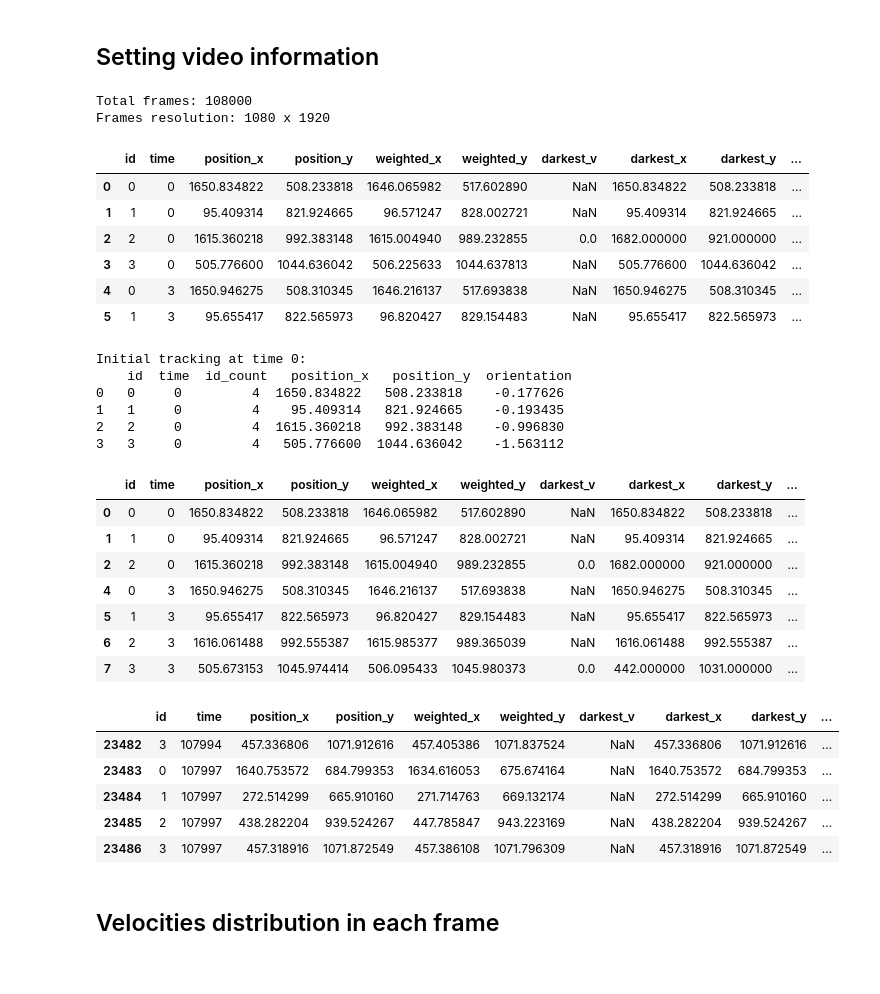
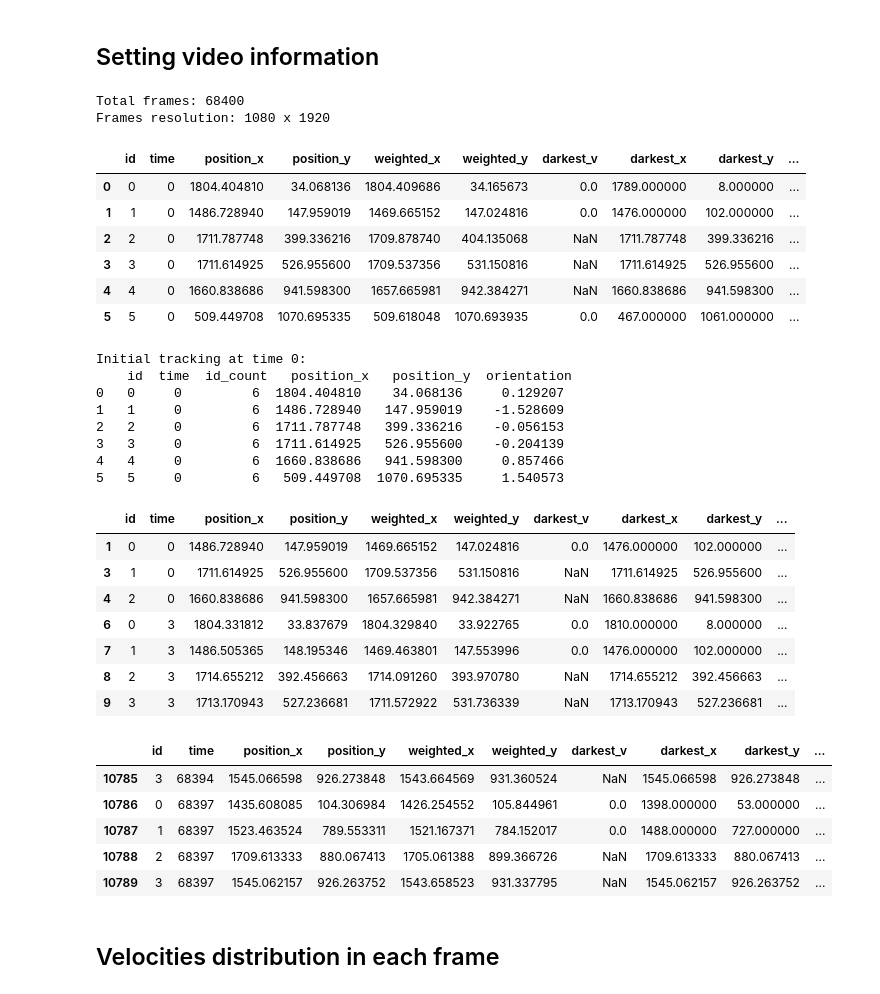
Before and after one commit to fsabrilb/High_Order_Interactions, a Jupyter notebook: tracking_videos/scripts/clustering_particles.ipynb, the cells around one changed output. Drawn from its saved outputs; the diff is of its cells as text; code cells hidden in the pictures.

```diff
--- a/tracking_videos/scripts/clustering_particles.ipynb
+++ b/tracking_videos/scripts/clustering_particles.ipynb
@@ -28,12 +28,12 @@ output_path = "../output_files"
 log_path = "../logs"
 input_generation_date = "2025-02-18"
 
-video_name = "3n_1m_2f_240216_2"
+video_name = "3n_2m_1f_230404_1"
 n_particles = int(video_name[0])
 save_figures = True
 save_tracking = True
 x_bounds = [0, 1080]
-y_bounds = [80, 1830]
+y_bounds = [50, 1870]
 x_zoom = [0, 1080]
 y_zoom = [0, 1920]
 # %% [markdown]
@@ -51,14 +51,14 @@ time = 0
 frame = reader.get_data(time)
 print("Frames resolution: {} x {}".format(frame.shape[0], frame.shape[1]))
 # %% [output]
-Total frames: 108000
+Total frames: 68400
 Frames resolution: 1080 x 1920
 # %%
 df_tracked = pd.concat([
     pd.read_csv("{}/tracked_{}_0.csv".format(output_path, video_name), low_memory=False),
     pd.read_csv("{}/tracked_{}_1.csv".format(output_path, video_name), low_memory=False),
-    pd.read_csv("{}/tracked_{}_2.csv".format(output_path, video_name), low_memory=False),
-    pd.read_csv("{}/tracked_{}_3.csv".format(output_path, video_name), low_memory=False)#,
+    pd.read_csv("{}/tracked_{}_2.csv".format(output_path, video_name), low_memory=False)#,
+    # pd.read_csv("{}/tracked_{}_3.csv".format(output_path, video_name), low_memory=False)#,
     # pd.read_csv("{}/tracked_{}_4.csv".format(output_path, video_name), low_memory=False),
     # pd.read_csv("{}/tracked_{}_5.csv".format(output_path, video_name), low_memory=False),
     # pd.read_csv("{}/tracked_{}_6.csv".format(output_path, video_name), low_memory=False),
@@ -72,60 +72,62 @@ if "coords_x" in df_tracked.columns:
 df_tracked.sort_values(["time", "id"]).head(2 * n_particles)
 # %% [output]
 |  | id | time | position_x | position_y | weighted_x | weighted_y | darkest_v | darkest_x | darkest_y | ... |
-| 0 | 0 | 0 | 1650.834822 | 508.233818 | 1646.065982 | 517.602890 | NaN | 1650.834822 | 508.233818 | ... |
-| 1 | 1 | 0 | 95.409314 | 821.924665 | 96.571247 | 828.002721 | NaN | 95.409314 | 821.924665 | ... |
-| 2 | 2 | 0 | 1615.360218 | 992.383148 | 1615.004940 | 989.232855 | 0.0 | 1682.000000 | 921.000000 | ... |
-| 3 | 3 | 0 | 505.776600 | 1044.636042 | 506.225633 | 1044.637813 | NaN | 505.776600 | 1044.636042 | ... |
-| 4 | 0 | 3 | 1650.946275 | 508.310345 | 1646.216137 | 517.693838 | NaN | 1650.946275 | 508.310345 | ... |
-| 5 | 1 | 3 | 95.655417 | 822.565973 | 96.820427 | 829.154483 | NaN | 95.655417 | 822.565973 | ... |
+| 0 | 0 | 0 | 1804.404810 | 34.068136 | 1804.409686 | 34.165673 | 0.0 | 1789.000000 | 8.000000 | ... |
+| 1 | 1 | 0 | 1486.728940 | 147.959019 | 1469.665152 | 147.024816 | 0.0 | 1476.000000 | 102.000000 | ... |
+| 2 | 2 | 0 | 1711.787748 | 399.336216 | 1709.878740 | 404.135068 | NaN | 1711.787748 | 399.336216 | ... |
+| 3 | 3 | 0 | 1711.614925 | 526.955600 | 1709.537356 | 531.150816 | NaN | 1711.614925 | 526.955600 | ... |
+| 4 | 4 | 0 | 1660.838686 | 941.598300 | 1657.665981 | 942.384271 | NaN | 1660.838686 | 941.598300 | ... |
+| 5 | 5 | 0 | 509.449708 | 1070.695335 | 509.618048 | 1070.693935 | 0.0 | 467.000000 | 1061.000000 | ... |
 # %%
 # Manual Setup for time = 0
 tracking_0 = df_tracked[df_tracked["time"] == 0]
 cols = ["id", "time", "id_count", "position_x", "position_y", "orientation"]
 print("Initial tracking at time 0:\n", tracking_0[cols])
 
 if tracking_0.shape[0] != n_particles:
     # Manual fitting of initial time tracking
     tracking_0 = tracking_0.drop_duplicates(subset=["id"], keep="first")
-    tracking_0 = tracking_0[tracking_0["id"].isin([0, 1, 2])]
+    tracking_0 = tracking_0[tracking_0["id"].isin([1, 3, 4])]
     tracking_0["id"] = np.arange(n_particles)
     tracking_0["orientation"] = np.array([
         tracking_0["orientation"].values[0],
-        tracking_0["orientation"].values[1],
+        -tracking_0["orientation"].values[1],
         tracking_0["orientation"].values[2]
     ])
 
     # Replace the manual setting
     df_tracked = pd.concat([
         tracking_0,
         df_tracked[df_tracked["time"] != 0]
     ]).sort_values(["id", "time"])
 
 df_tracked.sort_values(["time", "id"]).head(2 * n_particles + 1)
 # %% [output]
 Initial tracking at time 0:
     id  time  id_count   position_x   position_y  orientation
-0   0     0         4  1650.834822   508.233818    -0.177626
-1   1     0         4    95.409314   821.924665    -0.193435
-2   2     0         4  1615.360218   992.383148    -0.996830
-3   3     0         4   505.776600  1044.636042    -1.563112
+0   0     0         6  1804.404810    34.068136     0.129207
+1   1     0         6  1486.728940   147.959019    -1.528609
+2   2     0         6  1711.787748   399.336216    -0.056153
+3   3     0         6  1711.614925   526.955600    -0.204139
+4   4     0         6  1660.838686   941.598300     0.857466
+5   5     0         6   509.449708  1070.695335     1.540573
 |  | id | time | position_x | position_y | weighted_x | weighted_y | darkest_v | darkest_x | darkest_y | ... |
-| 0 | 0 | 0 | 1650.834822 | 508.233818 | 1646.065982 | 517.602890 | NaN | 1650.834822 | 508.233818 | ... |
-| 1 | 1 | 0 | 95.409314 | 821.924665 | 96.571247 | 828.002721 | NaN | 95.409314 | 821.924665 | ... |
-| 2 | 2 | 0 | 1615.360218 | 992.383148 | 1615.004940 | 989.232855 | 0.0 | 1682.000000 | 921.000000 | ... |
-| 4 | 0 | 3 | 1650.946275 | 508.310345 | 1646.216137 | 517.693838 | NaN | 1650.946275 | 508.310345 | ... |
-| 5 | 1 | 3 | 95.655417 | 822.565973 | 96.820427 | 829.154483 | NaN | 95.655417 | 822.565973 | ... |
-| 6 | 2 | 3 | 1616.061488 | 992.555387 | 1615.985377 | 989.365039 | NaN | 1616.061488 | 992.555387 | ... |
-| 7 | 3 | 3 | 505.673153 | 1045.974414 | 506.095433 | 1045.980373 | 0.0 | 442.000000 | 1031.000000 | ... |
+| 1 | 0 | 0 | 1486.728940 | 147.959019 | 1469.665152 | 147.024816 | 0.0 | 1476.000000 | 102.000000 | ... |
+| 3 | 1 | 0 | 1711.614925 | 526.955600 | 1709.537356 | 531.150816 | NaN | 1711.614925 | 526.955600 | ... |
+| 4 | 2 | 0 | 1660.838686 | 941.598300 | 1657.665981 | 942.384271 | NaN | 1660.838686 | 941.598300 | ... |
+| 6 | 0 | 3 | 1804.331812 | 33.837679 | 1804.329840 | 33.922765 | 0.0 | 1810.000000 | 8.000000 | ... |
+| 7 | 1 | 3 | 1486.505365 | 148.195346 | 1469.463801 | 147.553996 | 0.0 | 1476.000000 | 102.000000 | ... |
+| 8 | 2 | 3 | 1714.655212 | 392.456663 | 1714.091260 | 393.970780 | NaN | 1714.655212 | 392.456663 | ... |
+| 9 | 3 | 3 | 1713.170943 | 527.236681 | 1711.572922 | 531.736339 | NaN | 1713.170943 | 527.236681 | ... |
 # %%
 df_tracked.sort_values(["time", "id"]).tail(5)
 # %% [output]
 |  | id | time | position_x | position_y | weighted_x | weighted_y | darkest_v | darkest_x | darkest_y | ... |
-| 23482 | 3 | 107994 | 457.336806 | 1071.912616 | 457.405386 | 1071.837524 | NaN | 457.336806 | 1071.912616 | ... |
-| 23483 | 0 | 107997 | 1640.753572 | 684.799353 | 1634.616053 | 675.674164 | NaN | 1640.753572 | 684.799353 | ... |
-| 23484 | 1 | 107997 | 272.514299 | 665.910160 | 271.714763 | 669.132174 | NaN | 272.514299 | 665.910160 | ... |
-| 23485 | 2 | 107997 | 438.282204 | 939.524267 | 447.785847 | 943.223169 | NaN | 438.282204 | 939.524267 | ... |
-| 23486 | 3 | 107997 | 457.318916 | 1071.872549 | 457.386108 | 1071.796309 | NaN | 457.318916 | 1071.872549 | ... |
+| 10785 | 3 | 68394 | 1545.066598 | 926.273848 | 1543.664569 | 931.360524 | NaN | 1545.066598 | 926.273848 | ... |
+| 10786 | 0 | 68397 | 1435.608085 | 104.306984 | 1426.254552 | 105.844961 | 0.0 | 1398.000000 | 53.000000 | ... |
+| 10787 | 1 | 68397 | 1523.463524 | 789.553311 | 1521.167371 | 784.152017 | 0.0 | 1488.000000 | 727.000000 | ... |
+| 10788 | 2 | 68397 | 1709.613333 | 880.067413 | 1705.061388 | 899.366726 | NaN | 1709.613333 | 880.067413 | ... |
+| 10789 | 3 | 68397 | 1545.062157 | 926.263752 | 1543.658523 | 931.337795 | NaN | 1545.062157 | 926.263752 | ... |
 # %% [markdown]
 ## Velocities distribution in each frame
 # %%
```
Also changed, not shown: parts of 9 cells of this notebook, 2 other files.
